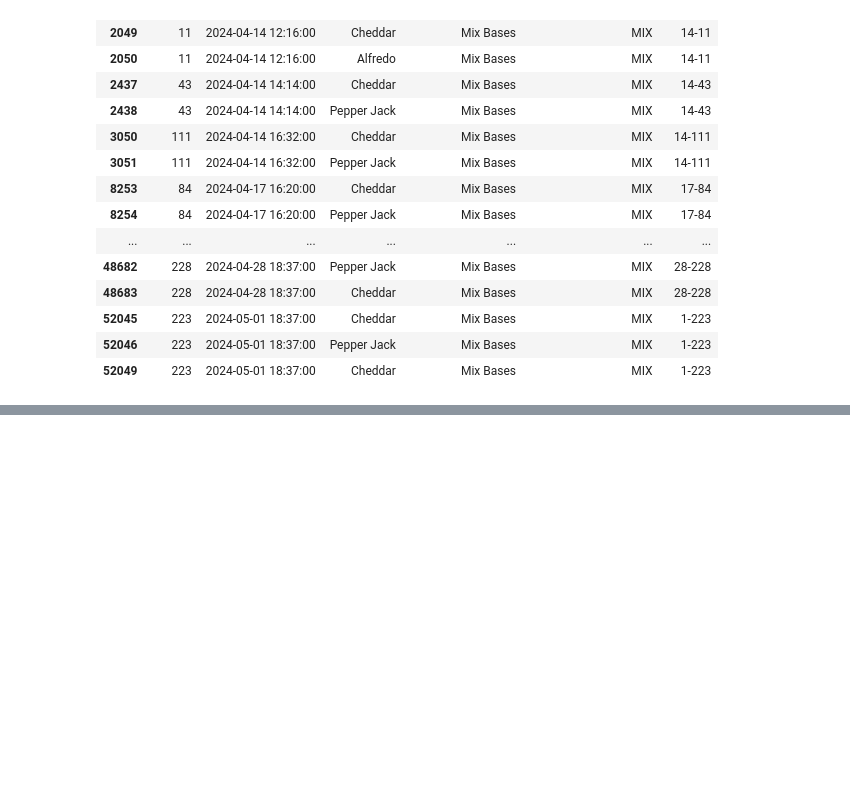
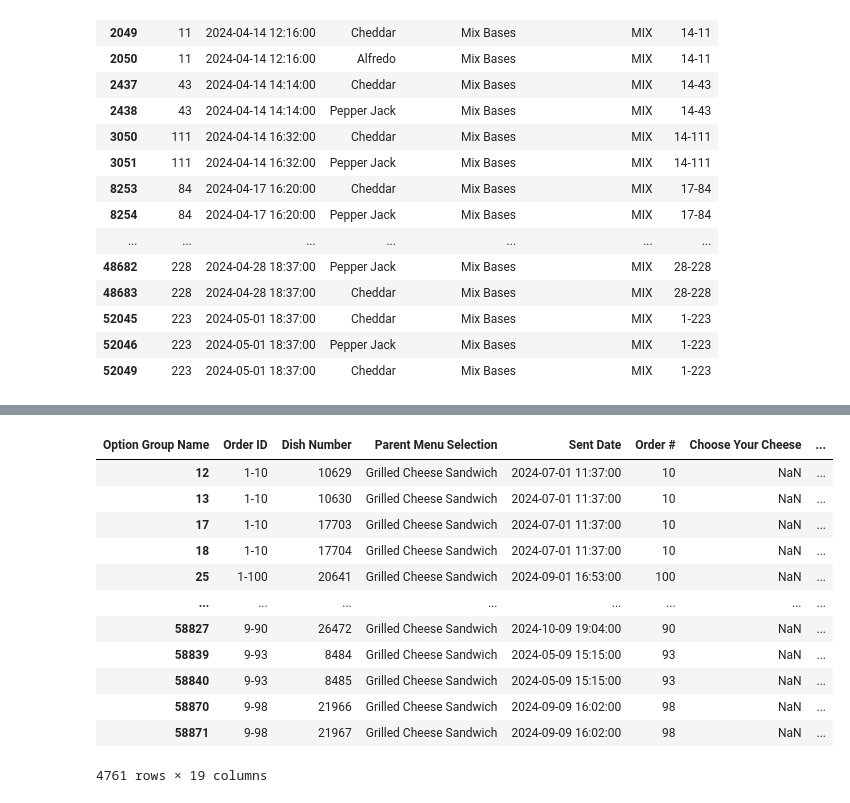
Before and after one commit to raghavdhir03/roni_dashboard_td2024, a Jupyter notebook: Notebooks/merge_months.ipynb, the cells around one changed output, grey strips where cells are left out. Saved outputs shown, nothing was run; the diff lists cells and outputs as text; code cells hidden in the pictures; blank space fills up the shorter version.

```diff
--- a/Notebooks/merge_months.ipynb
+++ b/Notebooks/merge_months.ipynb
@@ -113,0 +130,28 @@ df[df['Parent Menu Selection'] == 'MIX'].head(50)
+# %%
+# Create a dish counter to differentiate each distinct configuration in the same order
+df["Modifier"] = df["Modifier"].fillna("").astype(str)
+df["Dish Number"] = (df["Option Group Name"] == "Choose Your Drink").cumsum()
+
+# Pivot table to separate each dish configuration
+df_pivot = (
+    df.groupby(["Order ID", "Dish Number", "Parent Menu Selection", "Sent Date", "Order #", "Option Group Name"])["Modifier"]
+    .apply(", ".join)  # Aggregate modifiers within the same option group
+    .unstack()         # Convert Option Group Name into columns
+    .reset_index()     # Reset index to make it a flat DataFrame
+)
+# %%
+df_pivot[df_pivot['Parent Menu Selection'] == 'Grilled Cheese Sandwich']
+# %% [output]
+| Option Group Name | Order ID | Dish Number | Parent Menu Selection | Sent Date | Order # | Choose Your Cheese | ... |
+| 12 | 1-10 | 10629 | Grilled Cheese Sandwich | 2024-07-01 11:37:00 | 10 | NaN | ... |
+| 13 | 1-10 | 10630 | Grilled Cheese Sandwich | 2024-07-01 11:37:00 | 10 | NaN | ... |
+| 17 | 1-10 | 17703 | Grilled Cheese Sandwich | 2024-07-01 11:37:00 | 10 | NaN | ... |
+| 18 | 1-10 | 17704 | Grilled Cheese Sandwich | 2024-07-01 11:37:00 | 10 | NaN | ... |
+| 25 | 1-100 | 20641 | Grilled Cheese Sandwich | 2024-09-01 16:53:00 | 100 | NaN | ... |
+| ... | ... | ... | ... | ... | ... | ... | ... |
+| 58827 | 9-90 | 26472 | Grilled Cheese Sandwich | 2024-10-09 19:04:00 | 90 | NaN | ... |
+| 58839 | 9-93 | 8484 | Grilled Cheese Sandwich | 2024-05-09 15:15:00 | 93 | NaN | ... |
+| 58840 | 9-93 | 8485 | Grilled Cheese Sandwich | 2024-05-09 15:15:00 | 93 | NaN | ... |
+| 58870 | 9-98 | 21966 | Grilled Cheese Sandwich | 2024-09-09 16:02:00 | 98 | NaN | ... |
+| 58871 | 9-98 | 21967 | Grilled Cheese Sandwich | 2024-09-09 16:02:00 | 98 | NaN | ... |
+4761 rows × 19 columns
```
Also changed, not shown: parts of 1 cell of this notebook.
